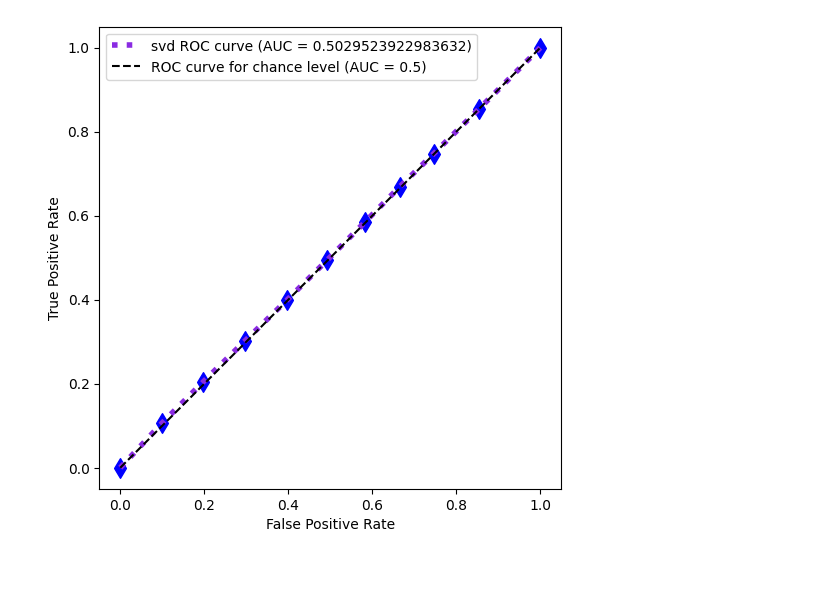
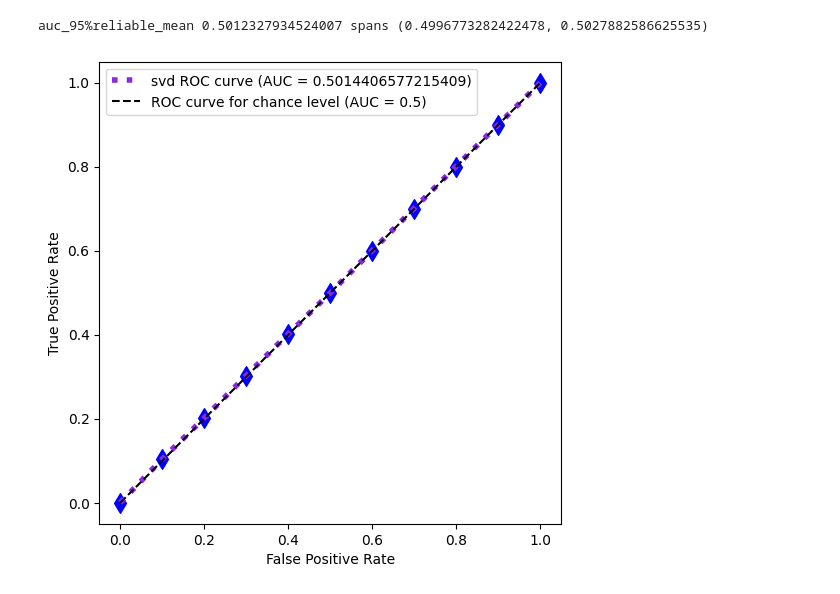
Before and after one commit to HalKiyo/svd, a Jupyter notebook: evaluation/intergration.ipynb, the cells around one changed output. Saved outputs shown, nothing was run; the diff lists cells and outputs as text; code cells hidden in the pictures.

Commit message:
visualized

```diff
--- a/evaluation/intergration.ipynb
+++ b/evaluation/intergration.ipynb
@@ -245,6 +244,27 @@ import matplotlib.pyplot as plt
 import colormaps as clm
 from sklearn.metrics import auc
 from scipy.stats import norm
+
+def acc_map(acc, vmin=0.75, vmax=1.00, discrete=5):
+    projection = ccrs.PlateCarree(central_longitude=180)
+    img_extent = (-90, -70, 5, 25)
+
+    mpl.colormaps.unregister('tmp')
+    mpl.colormaps.register(clm.temps, name='tmp')
+    cm = plt.cm.get_cmap('tmp', discrete)
+
+    fig = plt.figure()
+    ax = plt.subplot(projection=projection)
+    ax.coastlines()
+    mat = ax.matshow(acc,
+                     origin='upper',
+                     extent=img_extent,
+                     transform=projection,
+                     vmin=vmin,
+                     vmax=vmax,
+                     cmap=cm)
+    fig.colorbar(mat, ax=ax)
+    plt.show()
 
 def draw_roc_curve(roc):
     # calculate auc
@@ -308,5 +331,7 @@ auc_95%reliable_mean 0.5011682002979327 spans (0.4995179340116319, 0.50281846658
 # %%
-roc_norm = auc_calc(pred_val_norm, y_val_norm)
-draw_roc_curve(roc_norm)
+result_norm, result_mean_norm, auc_all_norm = auc_sample_mean(pred_val_norm, y_val_norm)
+draw_roc_curve(result_mean_norm)
+acc_map(auc_all_norm.reshape(20,20), vmin=0.5, vmax=0.55, discrete=100)
 # %% [output]
+auc_95%reliable_mean 0.5012327934524007 spans (0.4996773282422478, 0.5027882586625535)
-[figure, old version]
+[figure, new version]
```
Also changed, not shown: parts of 7 cells of this notebook.
